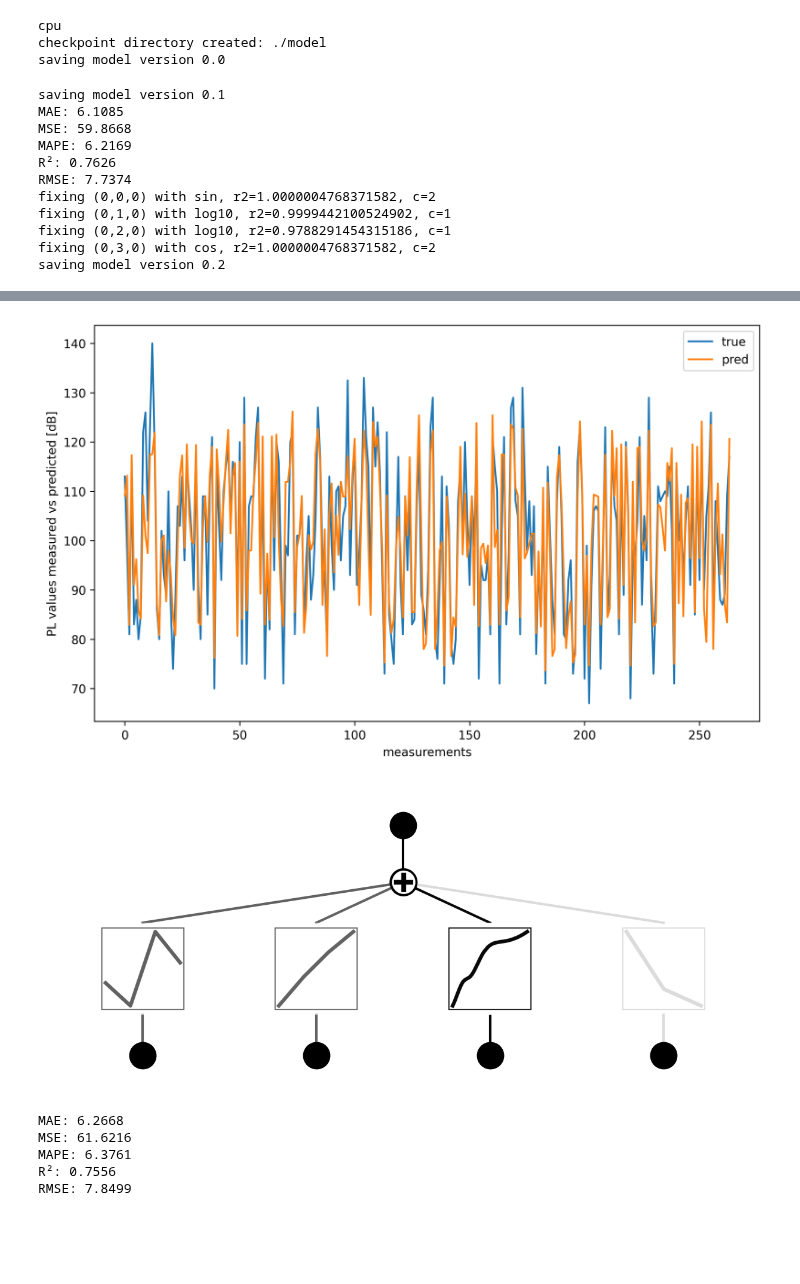
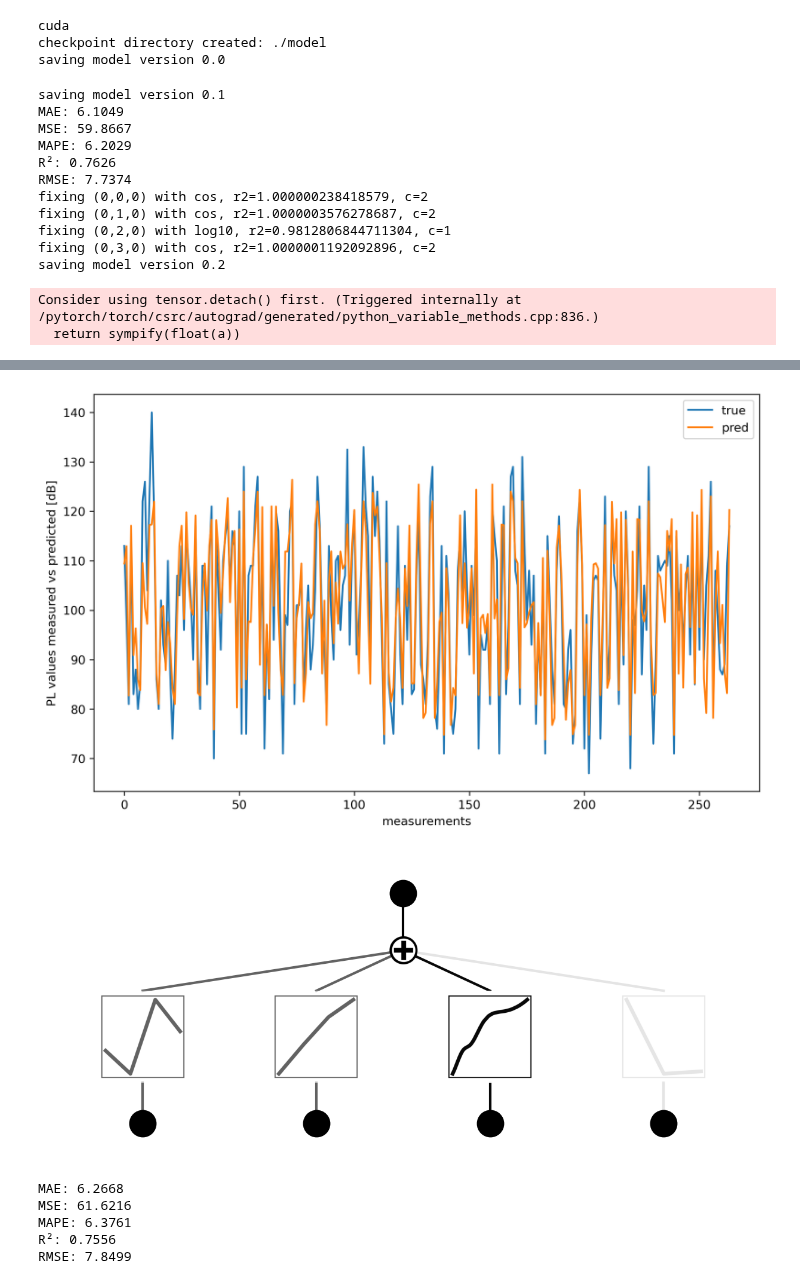
Before and after one commit to sensorlab/AutoPL, a Jupyter notebook: EmpiricalIndoor.ipynb, the cells around one changed output, grey strips where cells are left out. Saved outputs shown, nothing was run; the diff lists cells and outputs as text; code cells hidden in the pictures; blank space fills up the shorter version.

```diff
--- a/EmpiricalIndoor.ipynb
+++ b/EmpiricalIndoor.ipynb
@@ -92,11 +92,11 @@ train_input, test_input, train_label, test_label = train_test_split(
 )
 
 # Convert to PyTorch tensors
-train_input = torch.tensor(train_input, dtype=torch.float32)
-test_input = torch.tensor(test_input, dtype=torch.float32)
+train_input = torch.tensor(train_input, dtype=torch.float32).to(device)
+test_input = torch.tensor(test_input, dtype=torch.float32).to(device)
 
-train_label = torch.tensor(train_label, dtype=torch.float32).unsqueeze(1)
-test_label = torch.tensor(test_label, dtype=torch.float32).unsqueeze(1)
+train_label = torch.tensor(train_label, dtype=torch.float32).unsqueeze(1).to(device)
+test_label = torch.tensor(test_label, dtype=torch.float32).unsqueeze(1).to(device)
 
 # Prepare the dataset dictionary
 dataset = {}
@@ -119,17 +119,19 @@ model.auto_symbolic()
 
 ex_round(model.symbolic_formula()[0][0], 3)
 # %% [output]
-cpu
+cuda
 checkpoint directory created: ./model
 saving model version 0.0
 saving model version 0.1
-MAE: 6.1085
-MSE: 59.8668
-MAPE: 6.2169
+MAE: 6.1049
+MSE: 59.8667
+MAPE: 6.2029
 R²: 0.7626
 RMSE: 7.7374
-fixing (0,0,0) with sin, r2=1.0000004768371582, c=2
-fixing (0,1,0) with log10, r2=0.9999442100524902, c=1
-fixing (0,2,0) with log10, r2=0.9788291454315186, c=1
-fixing (0,3,0) with cos, r2=1.0000004768371582, c=2
+fixing (0,0,0) with cos, r2=1.000000238418579, c=2
+fixing (0,1,0) with cos, r2=1.0000003576278687, c=2
+fixing (0,2,0) with log10, r2=0.9812806844711304, c=1
+fixing (0,3,0) with cos, r2=1.0000001192092896, c=2
 saving model version 0.2
+Consider using tensor.detach() first. (Triggered internally at /pytorch/torch/csrc/autograd/generated/python_variable_methods.cpp:836.)
+  return sympify(float(a))
@@ -137,4 +139,4 @@ $\displaystyle 52.026 \operatorname{log}_{10}{\left(2.408 x_{2} + 8.63 \right)}
-[figure, old version]
+[figure, new version]
 [figure]
 # %%
 
```
Also changed, not shown: parts of 10 cells of this notebook, 2 other files.
